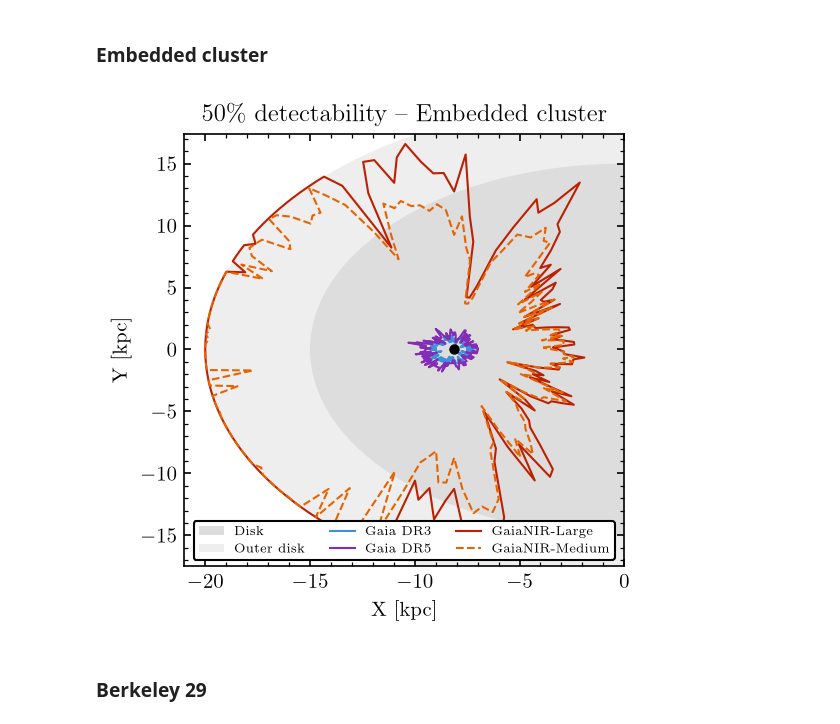
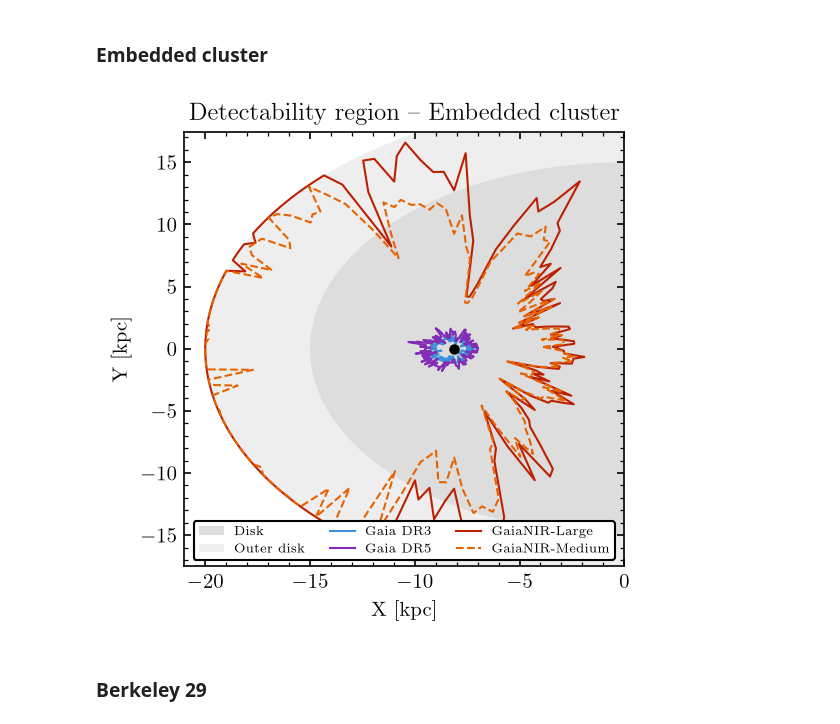
Before and after one commit to emilyhunt/gaianir-open-clusters, a Jupyter notebook: plots/disk-detectability.ipynb, the cells around one changed output. Cells and saved outputs as stored; diff of their text form; code cells hidden in the pictures.

```diff
--- a/plots/disk-detectability.ipynb
+++ b/plots/disk-detectability.ipynb
@@ -284,18 +198,18 @@ make_detectability_plot(
 # %% [markdown]
 ### Embedded cluster
 # %%
-detectabilities = calculate_detection_distances("embedded")
+detectabilities = calculate_detection_distances(detection_results, "embedded")
 # %%
 make_detectability_plot(
     detectabilities,
     ("gaia_dr3", "gaia_dr5", "gaianir-l", "gaianir-m"),
-    title="50\% detectability -- Embedded cluster",
+    title="Detectability region -- Embedded cluster",
     savefig=plots.FIGS_PRES / "embedded_detectability_gaianir.png",
     legend_cols=3,
     x_max=0,
 )
 # %% [output]
-[figure, old version]
+[figure, new version]
 # %% [markdown]
 ### Berkeley 29
 # %%
```
Also changed, not shown: parts of 10 cells of this notebook, 7 other files.
